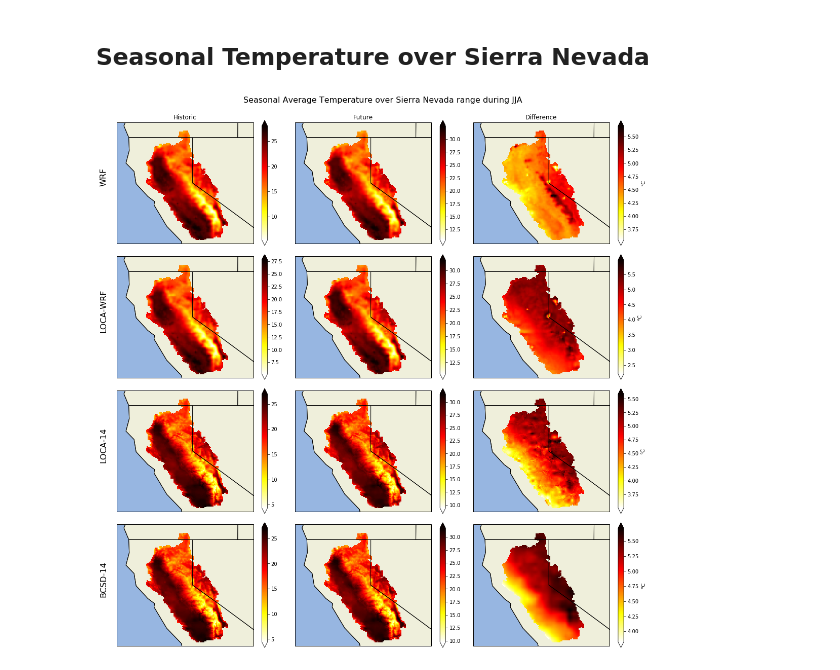
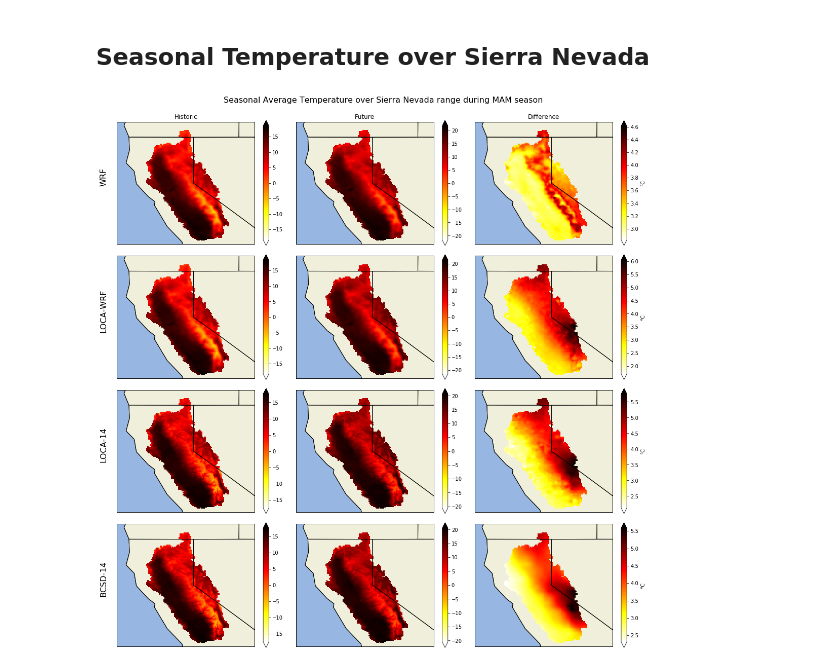
Before and after one commit to raghavgr/DOE-Hydro, a Jupyter notebook: Temperature with Mean Difference.ipynb, the cells around one changed output. Drawn from its saved outputs; the diff is of its cells as text; code cells hidden in the pictures.

```diff
--- a/Temperature with Mean Difference.ipynb
+++ b/Temperature with Mean Difference.ipynb
@@ -163,7 +163,7 @@ cb.set_label_text(cbar_label_title)
 fig, axes = plt.subplots(nrows=4, ncols=3, figsize=(15, 15), subplot_kw={'projection': ccrs.PlateCarree()})
 
 # TODO: Refactor this code for any climate variable
-season_str = 'DJF'
+season_str = 'MAM'
 cbar_label_title = '℃'
 cbar_color = 'hot_r'
 
@@ -198,42 +198,32 @@ for i, model in enumerate(models):
         axes[i, 0].set_title("")
         axes[i, 1].set_title("")
         axes[i, 2].set_title("")
 
 axes[0, 0].set_title('Historic')
 axes[0, 1].set_title('Future')
 axes[0, 2].set_title('Difference')
-my_suptitle = fig.suptitle('Seasonal Average Temperature over Sierra Nevada range during {0}'.format(season_str),
+my_suptitle = fig.suptitle('Seasonal Average Temperature over Sierra Nevada range during {0} season'.format(season_str),
                            fontsize=16,
                            y=1.02)
 
 counter = 0
 for i, ax in enumerate(axes.flat):
     ax.axes.get_xaxis().set_ticklabels([])
     ax.axes.get_yaxis().set_ticklabels([])
-    #ax.axes.axis('tight')
-    ax.set_xlabel('')
     ax.add_feature(cfeature.BORDERS)
     ax.add_feature(cfeature.COASTLINE)
     ax.add_feature(cfeature.STATES)
     ax.add_feature(cfeature.OCEAN)
     ax.add_feature(cfeature.LAKES)
     ax.add_feature(cfeature.LAND)
     ax.set_extent([-125, -116, 43, 35])
-    #gridlines = ax.gridlines(draw_labels=True)
     if(i == 0 or i % 3 == 0):
         ax.text(-0.07, 0.55, '{0}'.format(models[counter]), va='bottom', ha='center',
                 rotation='vertical', rotation_mode='anchor',
                 transform=ax.transAxes, fontsize=16)
         counter = counter + 1
 
-
-    #ax.text(0.5, -0.2, 'longitude', va='bottom', ha='center',
-        #rotation='horizontal', rotation_mode='anchor',
-        #transform=ax.transAxes)
-#plt.grid(False)
-#plt.tick_params(labelcolor='none', top=False, bottom=False, left=False, right=False)
-#plt.ylabel('Models: (top-to-bottom) WRF, LOCA-WRF, LOAC-14, BCSD-14', fontsize=16)
 plt.tight_layout()
 fig.savefig('{0}.png'.format(my_suptitle.get_text()), dpi=150, bbox_inches="tight")
 # %% [output]
-[figure, old version]
+[figure, new version]
```
Also changed, not shown: 3 other files.
